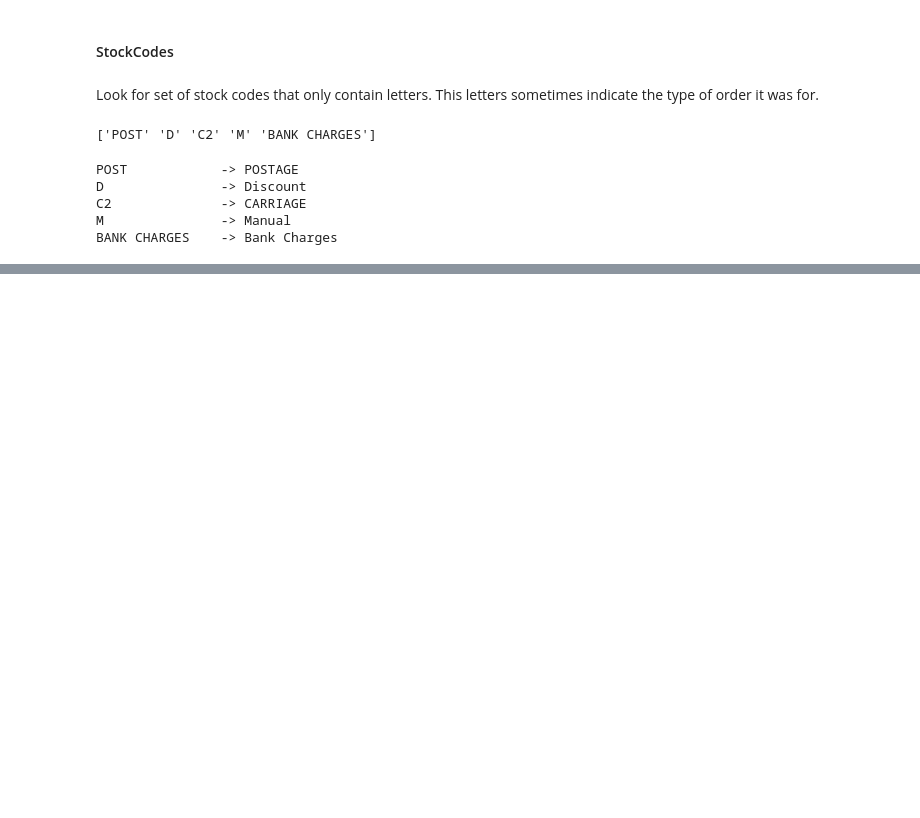
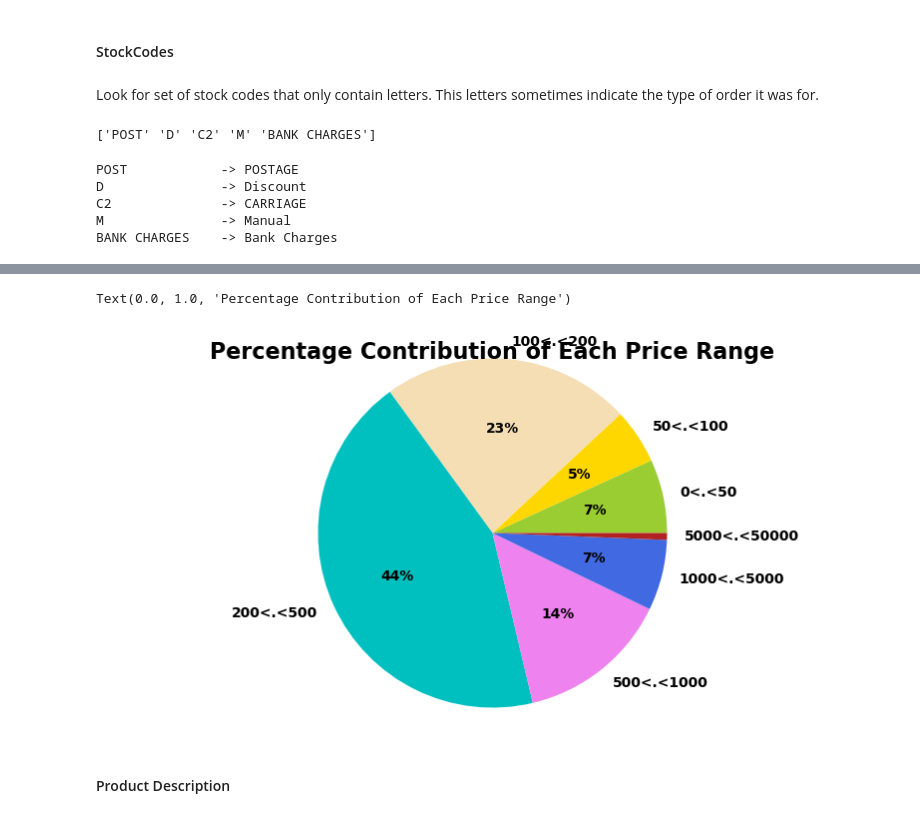
Before and after one commit to Arup3201/Customer-Segmentation-Ecommerce, a Jupyter notebook: Customer-Segmentation.ipynb, the cells around one changed output, grey strips where cells are left out. Cells and saved outputs as stored; diff of their text form; code cells hidden in the pictures; blank space fills up the shorter version.

```diff
--- a/Customer-Segmentation.ipynb
+++ b/Customer-Segmentation.ipynb
@@ -323,0 +347,3 @@ BANK CHARGES    -> Bank Charges
+# %%
+df_cleaned['TotalPrice'] = df_cleaned['Quantity'] * df_cleaned['UnitPrice'] - df_cleaned['CancelledQuantity']
+df_cleaned.head()
@@ -323,0 +357,16 @@ BANK CHARGES    -> Bank Charges
+# %%
+# Group the entries for each customer's each invoice and calculate their total purchase amount
+temp = df_cleaned.groupby(['CustomerID', 'InvoiceNo'], as_index=False)['TotalPrice'].sum()
+basket_price = temp.rename(columns={'TotalPrice': 'BasketPrice'})
+
+# Find out the mean date of invoice for each basket entry
+df_cleaned['InvoiceDateInt'] = df_cleaned['InvoiceDate'].astype('int64')
+temp = df_cleaned.groupby(['CustomerID', 'InvoiceNo'], as_index=False)['InvoiceDateInt'].mean()
+df_cleaned.drop('InvoiceDateInt', axis=1, inplace=True)
+
+# Put the invoice date into the basket price as datetime
+basket_price.loc[:, 'InvoiceDate'] = pd.to_datetime(temp['InvoiceDateInt'])
+
+# Filter only positive basket price
+basket_price = basket_price[basket_price['BasketPrice'] > 0]
+basket_price.sort_values('CustomerID')[:5]
@@ -323,0 +380,28 @@ BANK CHARGES    -> Bank Charges
+# %%
+price_range = [0, 50, 100, 200, 500, 1000, 5000, 50000]
+count_price = []
+
+for i, price in enumerate(price_range):
+    if i==0: continue
+
+    val = basket_price[(basket_price['BasketPrice']>price_range[i-1]) & (basket_price['BasketPrice']<=price_range[i])]['BasketPrice'].count()
+    count_price.append(val)
+# %%
+plt.rc('font', weight='bold')
+fig, ax = plt.subplots(figsize=(10, 5))
+colors = ['yellowgreen', 'gold', 'wheat', 'c', 'violet', 'royalblue','firebrick']
+labels = [f"{price_range[i-1]}<.<{s}" for i, s in enumerate(price_range) if i != 0]
+
+sizes = count_price
+explodes = [0.0 if sizes[i]<100 else 0.0 for i in range(len(sizes))]
+
+ax.pie(sizes, labels=labels, colors=colors, explode=explodes,
+       autopct=lambda x: f"{x:1.0f}%" if x>1 else '', shadow=False, startangle=0)
+
+ax.axis("equal")
+ax.text(0.0, 1.0, "Percentage Contribution of Each Price Range", ha="center", fontsize=16)
+# %% [output]
+Text(0.0, 1.0, 'Percentage Contribution of Each Price Range')
+[figure, added]
+# %% [markdown]
+#### Product Description
```
Also changed, not shown: parts of 21 cells of this notebook, 1 other file.
